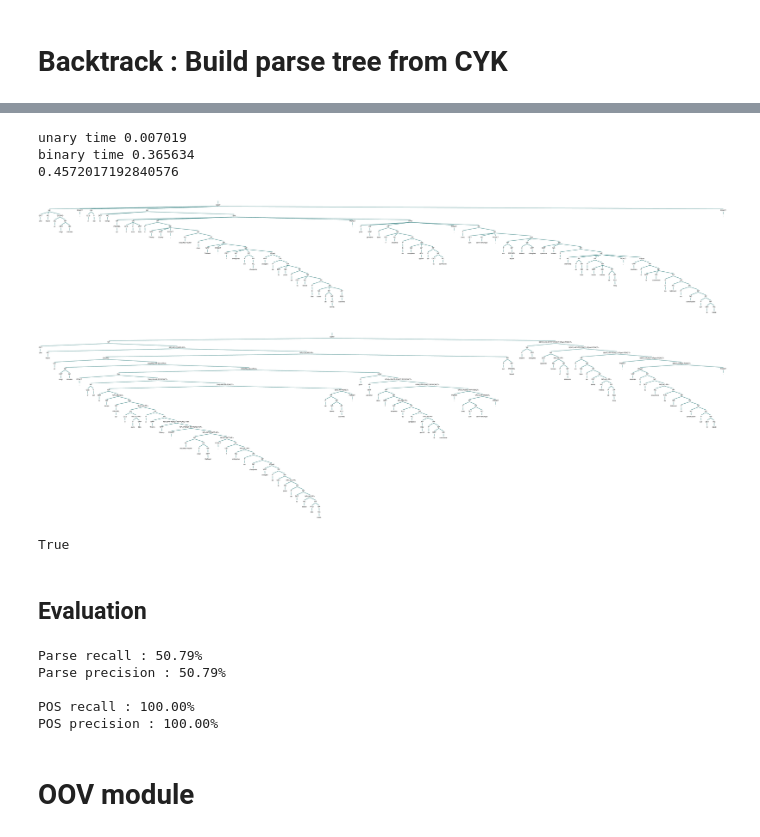
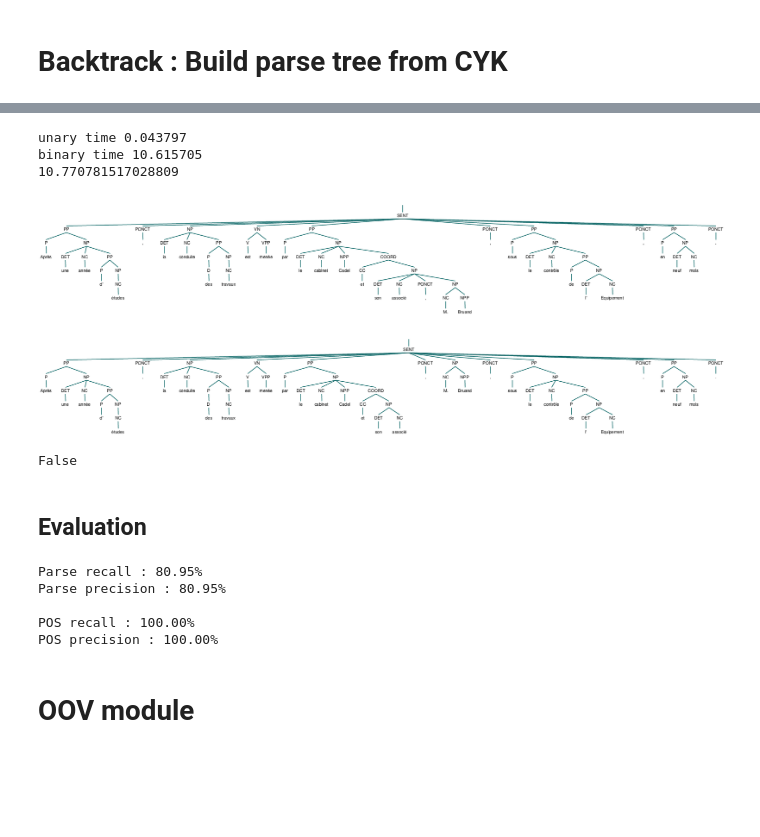
Before and after one commit to Chaoukia/Constituency-Parser-French, a Jupyter notebook: parser.ipynb, the cells around one changed output, grey strips where cells are left out. Drawn from its saved outputs; the diff is of its cells as text; code cells hidden in the pictures; blank space fills up the shorter version.

```diff
--- a/parser.ipynb
+++ b/parser.ipynb
@@ -78,7 +78,7 @@ terminals = set()
 binaries = set()
 for string in data:
     t = Tree.fromstring(ignore_functional_labels(string))
-    t.chomsky_normal_form()
+    t.chomsky_normal_form(horzMarkov=2)
     rules = t.productions()
     for rule in rules:
         lexical, non_terminal_nodes, terminal_nodes = extract_nodes(rule)
@@ -204,7 +208,7 @@ def pcfg(data):
     # Loop over the data
     for string in data:
         t = Tree.fromstring(ignore_functional_labels(string)) # Ignore the functional labels (see the doc of ignore_functional_labels)
-        t.chomsky_normal_form()  # Convert the tree to Chomsky normal form
+        t.chomsky_normal_form(horzMarkov=2)  # Convert the tree to Chomsky normal form
         rules = t.productions()  # Get the rules
         for rule in rules:       # We start by counting the rules in data
             nature, lhs, rhs = express_node(rule)
@@ -440,7 +444,7 @@ def build_parentheses(back_track):
 
     return string
 # %%
-t = Tree.fromstring(ignore_functional_labels(data[20]))
-t.chomsky_normal_form()
+t = Tree.fromstring(ignore_functional_labels(data[30]))
+t.chomsky_normal_form(horzMarkov=2)
 t
 # %% [output]
@@ -456,24 +466,24 @@ start_time = time()
 scores, back = cyk(sentence)
 print(time() - start_time)
 # %% [output]
-unary time 0.007019
-binary time 0.365634
-0.4572017192840576
+unary time 0.043797
+binary time 10.615705
+10.770781517028809
 # %%
 t.un_chomsky_normal_form()
 t
 # %% [output]
-[figure, old version]
+[figure, new version]
 # %%
 t_test = Tree.fromstring(build_parentheses(back))
-# t_test.chomsky_normal_form()
+t_test.un_chomsky_normal_form()
 t_test
 # %% [output]
-[figure, old version]
+[figure, new version]
 # %%
 " ".join(str(t).split()) == " ".join(str(t_test).split())
 # %% [output]
-True
+False
 # %% [markdown]
 ## Evaluation
 # %%
@@ -521,8 +531,8 @@ def score(true_parse, proposed_parse):
 # %%
 score(" ".join(str(t).split()), " ".join(str(t_test).split()))
 # %% [output]
-Parse recall : 50.79%
-Parse precision : 50.79%
+Parse recall : 80.95%
+Parse precision : 80.95%
 
 POS recall : 100.00%
 POS precision : 100.00%
```
Also changed, not shown: parts of 8 cells of this notebook.
